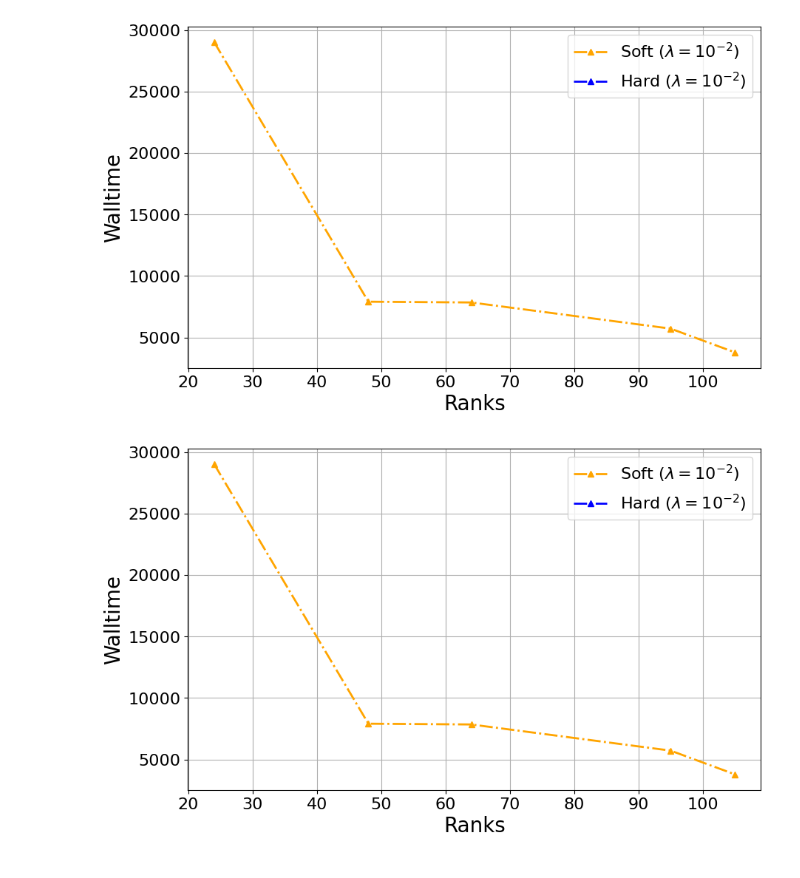
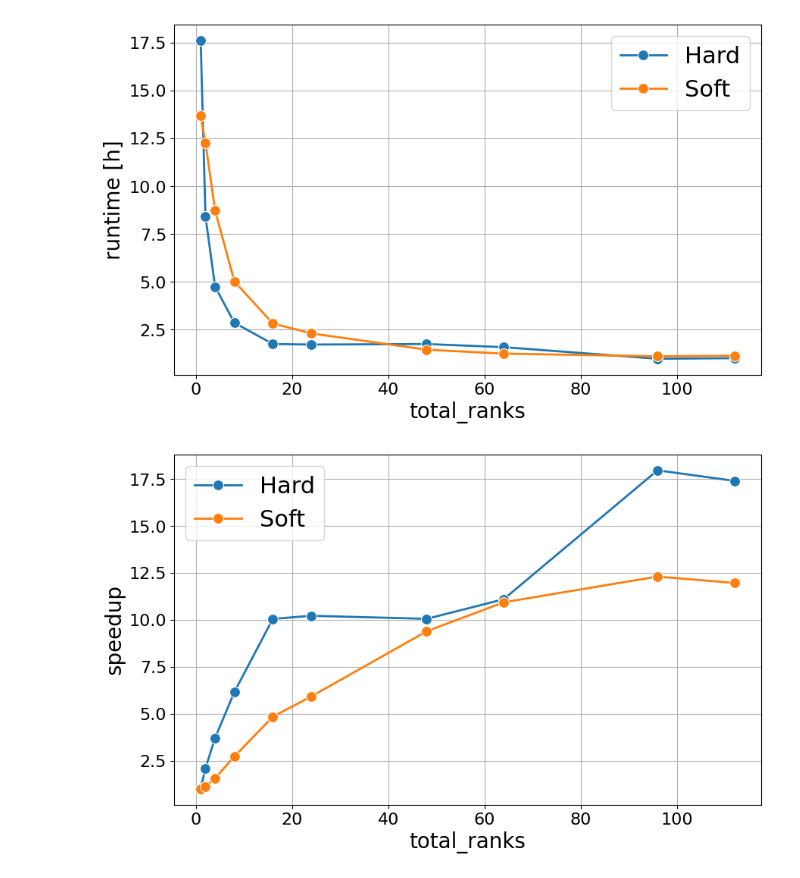
Before and after one commit to ManuelLerchner/ProliferatingCellCollectives-IDP, a Jupyter notebook: analysis/plot_hard_scaling.ipynb, the cells around one changed output. Drawn from its saved outputs; the diff is of its cells as text; code cells hidden in the pictures.

```diff
--- a/analysis/plot_hard_scaling.ipynb
+++ b/analysis/plot_hard_scaling.ipynb
@@ -115,0 +101,2 @@ print(data)
+# %%
+particles_dict["total_ranks"]=particles_dict["sensitivity"].str.extract(r"(\d+)ranks")
@@ -116,32 +168,35 @@ print(data)
 # %%
-def plot_hard_scaling(data):
+def makeplot(data, x, y, xlabel=None, ylabel=None, outname=None, variable="density",
+             xscale=None, yscale=None,
+             **kwargs):
+
     fig, ax = plt.subplots(figsize=(10, 6))
+    outname = outname or f"{y}_vs_{x}.png"
 
-    outname = f"hard_soft_scaling_lambda_{LAMBDA}.png"
+    sns.lineplot(data, x=x,                 y=y,
+                 hue="mode", marker="o", ax=ax, **kwargs, lw=2, ms=10)
 
-    for mode, vals in data.items():
-        color, linestyle, symbol, symbol_color = get_style(mode, LAMBDA)
+    if xscale:
+        ax.set_xscale(xscale, base=2)
+    if yscale:
+        ax.set_yscale(yscale, base=2)
 
-        x_data, y_data = vals["ranks"], vals["walltimes"]
-
-        label = f"{mode} ($\\lambda = 10^{{{LAMBDA}}}$)"
-
-        ax.plot(x_data, y_data, symbol, ls=linestyle, color=color,
-                linewidth=2,  label=label, markevery=0.1)
-
-    ax.set_xlabel("Ranks", fontsize=20)
-    ax.set_ylabel("Walltime", fontsize=20)
-
+    ax.set_xlabel(xlabel or x, fontsize=20)
+    ax.set_ylabel(ylabel or y, fontsize=20)
     ax.tick_params(axis='x', labelsize=16)
     ax.tick_params(axis='y', labelsize=16)
+    ax.grid(True)
+    ax.legend(fontsize=22)
 
-    ax.grid(True)
-    ax.legend(fontsize=16)
     if outname:
         fig.savefig(outname, dpi=300, bbox_inches="tight")
-    return fig
-# %%
-plot_hard_scaling(data)
-# %% [output]
-[figure, removed]
-[figure, removed]
+# %%
+makeplot(runtimes, x="total_ranks", y="runtime [h]",
+         outname="strong_scaling_hard_soft.png")
+# %% [output]
+[figure, added]
+# %%
+makeplot(runtimes, x="total_ranks", y="speedup",
+         outname="strong_scaling_efficiency_hard_soft.png")
+# %% [output]
+[figure, added]
```
Also changed, not shown: parts of 14 cells of this notebook, 1 other file.
